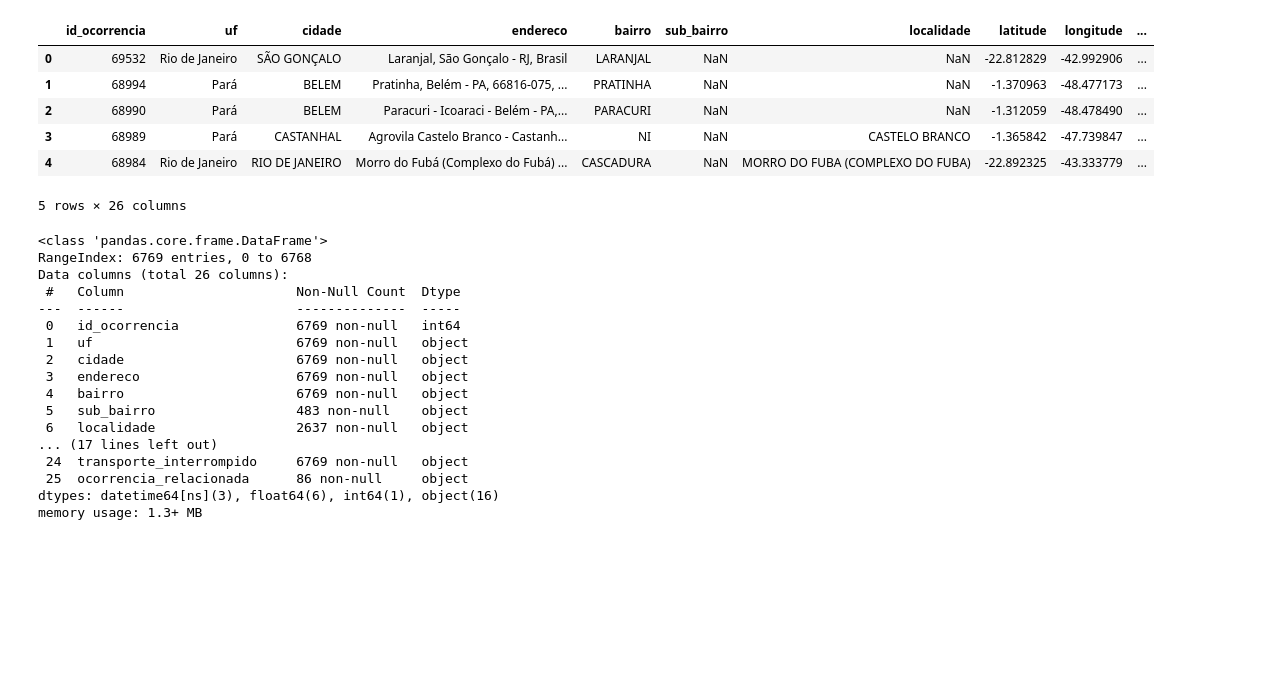
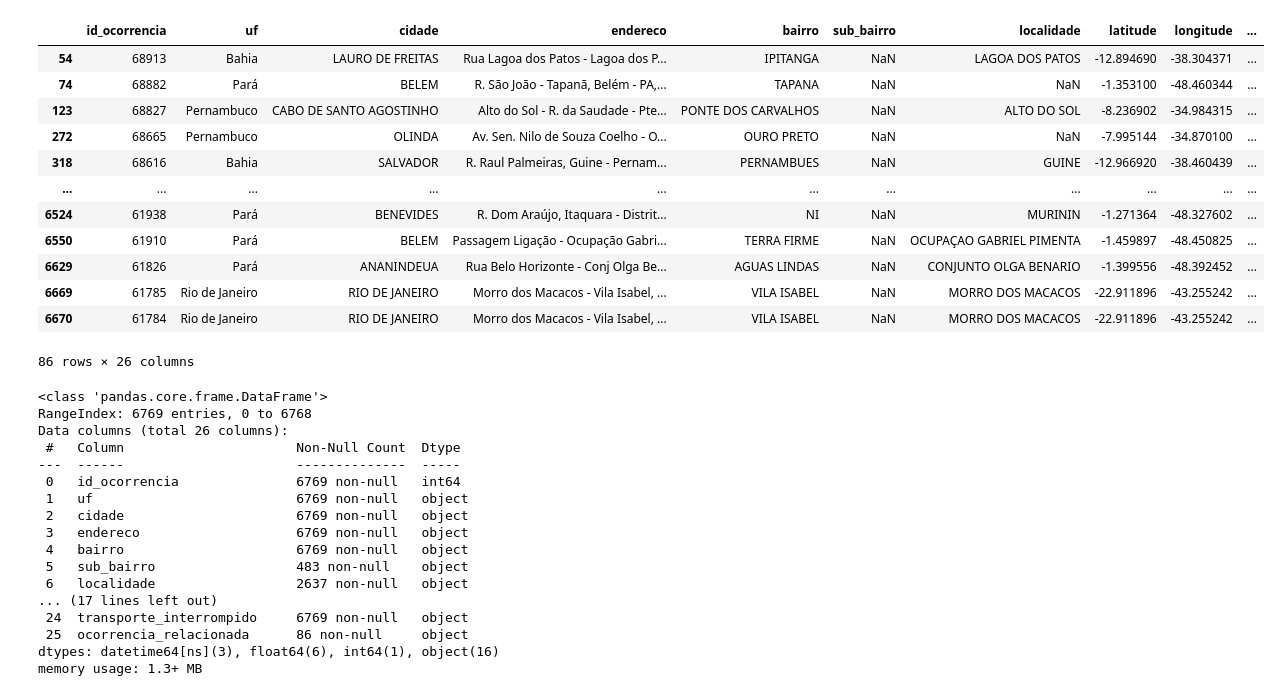
Before and after one commit to eduardovcn/desafio_fogo_cruzado, a Jupyter notebook: fogo_cruzado.ipynb, the cells around one changed output. Saved outputs shown, nothing was run; the diff lists cells and outputs as text; code cells hidden in the pictures; blank space fills up the shorter version.

```diff
--- a/fogo_cruzado.ipynb
+++ b/fogo_cruzado.ipynb
@@ -6,16 +6,23 @@ import seaborn as sns
 from sklearn.preprocessing import LabelEncoder
 # %%
 df = pd.DataFrame(pd.read_excel("C:/Users/Acer/Desktop/fogo_cruzado2/exercicio1.xlsx"))
-# %%
-df.head()
-# %% [output]
-|  | id_ocorrencia | uf | cidade | endereco | bairro | sub_bairro | localidade | latitude | longitude | ... |
-| 0 | 69532 | Rio de Janeiro | SÃO GONÇALO | Laranjal, São Gonçalo - RJ, Brasil | LARANJAL | NaN | NaN | -22.812829 | -42.992906 | ... |
-| 1 | 68994 | Pará | BELEM | Pratinha, Belém - PA, 66816-075, ... | PRATINHA | NaN | NaN | -1.370963 | -48.477173 | ... |
-| 2 | 68990 | Pará | BELEM | Paracuri - Icoaraci - Belém - PA,... | PARACURI | NaN | NaN | -1.312059 | -48.478490 | ... |
-| 3 | 68989 | Pará | CASTANHAL | Agrovila Castelo Branco - Castanh... | NI | NaN | CASTELO BRANCO | -1.365842 | -47.739847 | ... |
-| 4 | 68984 | Rio de Janeiro | RIO DE JANEIRO | Morro do Fubá (Complexo do Fubá) ... | CASCADURA | NaN | MORRO DO FUBA (COMPLEXO DO FUBA) | -22.892325 | -43.333779 | ... |
-5 rows × 26 columns
+# %%
+df_ocorrencia = df[df["ocorrencia_relacionada"].notnull()]
+df_ocorrencia
+# %% [output]
+|  | id_ocorrencia | uf | cidade | endereco | bairro | sub_bairro | localidade | latitude | longitude | ... |
+| 54 | 68913 | Bahia | LAURO DE FREITAS | Rua Lagoa dos Patos - Lagoa dos P... | IPITANGA | NaN | LAGOA DOS PATOS | -12.894690 | -38.304371 | ... |
+| 74 | 68882 | Pará | BELEM | R. São João - Tapanã, Belém - PA,... | TAPANA | NaN | NaN | -1.353100 | -48.460344 | ... |
+| 123 | 68827 | Pernambuco | CABO DE SANTO AGOSTINHO | Alto do Sol - R. da Saudade - Pte... | PONTE DOS CARVALHOS | NaN | ALTO DO SOL | -8.236902 | -34.984315 | ... |
+| 272 | 68665 | Pernambuco | OLINDA | Av. Sen. Nilo de Souza Coelho - O... | OURO PRETO | NaN | NaN | -7.995144 | -34.870100 | ... |
+| 318 | 68616 | Bahia | SALVADOR | R. Raul Palmeiras, Guine - Pernam... | PERNAMBUES | NaN | GUINE | -12.966920 | -38.460439 | ... |
+| ... | ... | ... | ... | ... | ... | ... | ... | ... | ... | ... |
+| 6524 | 61938 | Pará | BENEVIDES | R. Dom Araújo, Itaquara - Distrit... | NI | NaN | MURININ | -1.271364 | -48.327602 | ... |
+| 6550 | 61910 | Pará | BELEM | Passagem Ligação - Ocupação Gabri... | TERRA FIRME | NaN | OCUPAÇAO GABRIEL PIMENTA | -1.459897 | -48.450825 | ... |
+| 6629 | 61826 | Pará | ANANINDEUA | Rua Belo Horizonte - Conj Olga Be... | AGUAS LINDAS | NaN | CONJUNTO OLGA BENARIO | -1.399556 | -48.392452 | ... |
+| 6669 | 61785 | Rio de Janeiro | RIO DE JANEIRO | Morro dos Macacos - Vila Isabel, ... | VILA ISABEL | NaN | MORRO DOS MACACOS | -22.911896 | -43.255242 | ... |
+| 6670 | 61784 | Rio de Janeiro | RIO DE JANEIRO | Morro dos Macacos - Vila Isabel, ... | VILA ISABEL | NaN | MORRO DOS MACACOS | -22.911896 | -43.255242 | ... |
+86 rows × 26 columns
 # %%
 #visualizar todas as variáveis presentes no dataframe.
 df.info()
```
Also changed, not shown: parts of 15 cells of this notebook, 5 other files.
